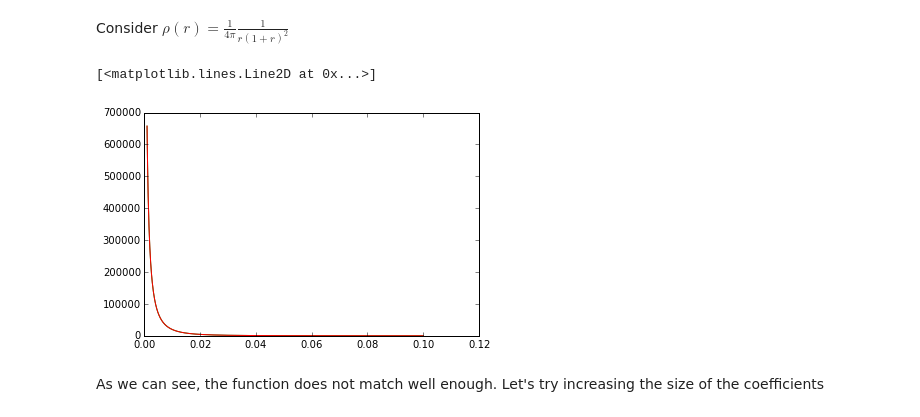
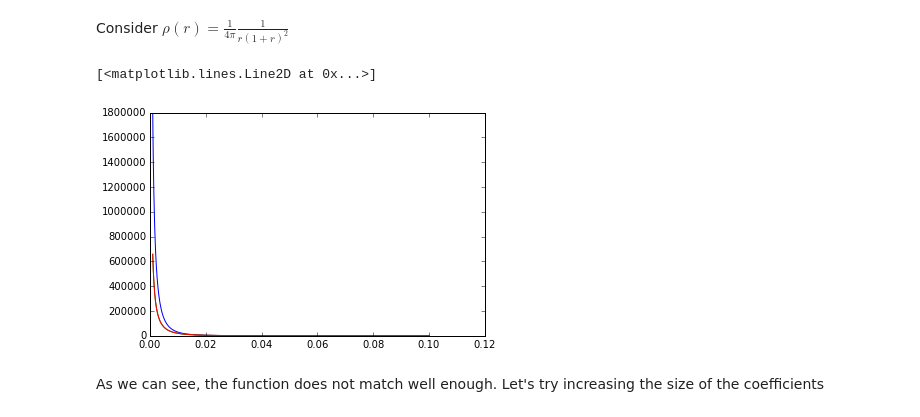
Before and after one commit to SeaifanAladdin/galpy-notebook, a Jupyter notebook: galpy/SCFPotential.ipynb, the cells around one changed output. Cells and saved outputs as stored; diff of their text form; code cells hidden in the pictures.

Commit message:
density functions now takes theta as a second argument.

```diff
--- a/galpy/SCFPotential.ipynb
+++ b/galpy/SCFPotential.ipynb
@@ -17,7 +17,7 @@ Consider $\rho (r) = \frac{1}{2\pi} \frac{1}{r (1 + r)^3}$
 
 We get $A_{nlm} = \delta_{n0}\delta_{l0}\delta_{m0}$
 # %%
-def rho_Spherical(r, a=1.):
+def rho_Spherical(r, theta=0, a=1.):
     return (2*nu.pi)**-1 * ((r/a)*(a + r)**3)**-1
 # %%
 Acos, Asin = compute_coeffs_spherical(rho_Spherical,2)
@@ -84,7 +84,7 @@ plt.plot(R, densityAnalytic)
 # %% [markdown]
 Consider $\rho (r) = \frac{1}{4\pi} \frac{1}{r (1 + r)^2}$
 # %%
-def rho_NFW(r, a=1.):
+def rho_NFW(r, theta=0., a=1.):
     return (4*nu.pi*a**3)**-1. * ((r/a)*(1. + r/a)**2)**-1.
 # %%
 a = .01
@@ -93,15 +93,15 @@ scf = SCFPotential(1., Acos, Asin, a)
 # %%
 density = calculateSCFDensity(R)
 # %%
-nfw = NFWPotential(1., a)
+nfw = NFWPotential(1., a=a)
 nfwDensity = nfw.dens(R,z)
 # %%
 plt.plot(R, density)
 plt.plot(R, nfwDensity)
-plt.plot(R, rho_NFW(R, a))
+plt.plot(R, rho_NFW(R, a=a))
 # %% [output]
 [<matplotlib.lines.Line2D at 0x...>]
-[figure, old version]
+[figure, new version]
 # %% [markdown]
 As we can see, the function does not match well enough. Let's try increasing the size of the coefficients
 # %%
```
Also changed, not shown: parts of 3 cells of this notebook.
